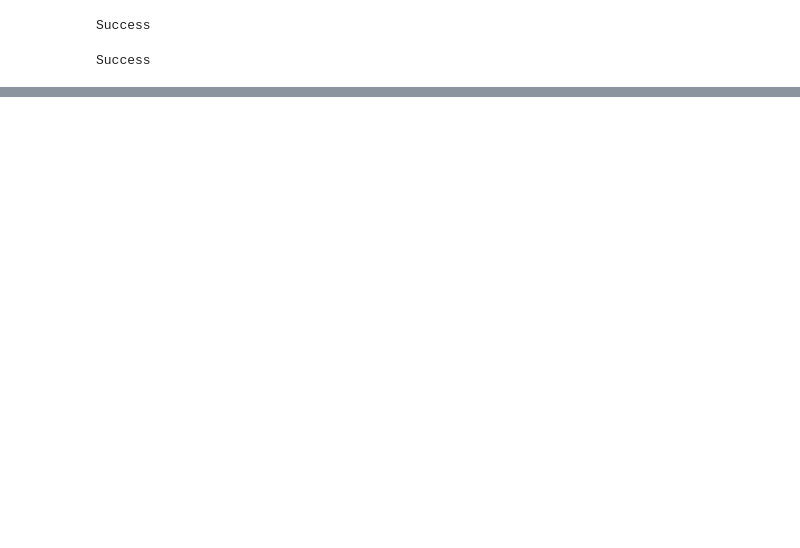
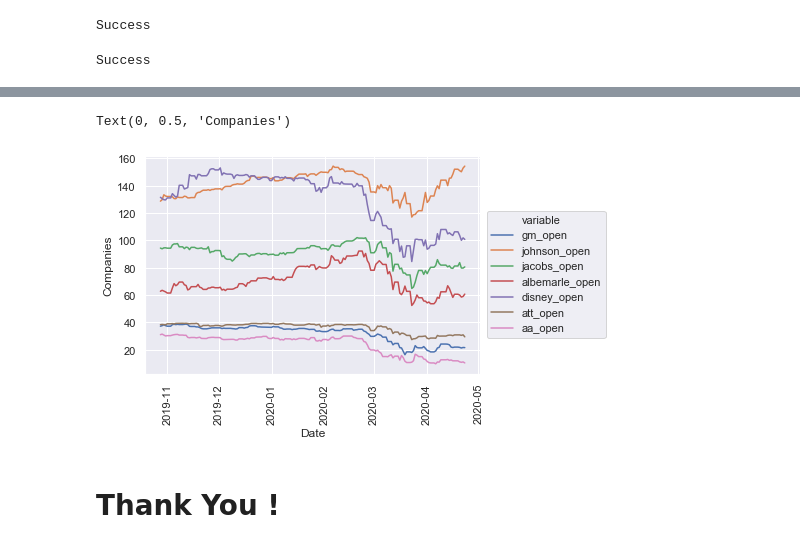
Before and after one commit to singhad/Database_and_Analytics_Programming_Project, a Jupyter notebook: StockMarket_Vikas/YahooFinance.ipynb, the cells around one changed output, grey strips where cells are left out. Drawn from its saved outputs; the diff is of its cells as text; code cells hidden in the pictures; blank space fills up the shorter version.

Commit message:
Ready
Updated File with Comments and Visualizations.

```diff
--- a/StockMarket_Vikas/YahooFinance.ipynb
+++ b/StockMarket_Vikas/YahooFinance.ipynb
@@ -166,38 +198,33 @@ finally:
 # %% [output]
 Success
 # %%
+# Created table finance using query.
 try:
     dbConnection = psycopg2.connect(
         user = "dap",
         password = "dap",
-        host = "54.194.138.117",
+        host = host_ip,
         port = "5432",
         database = "dapproject")
     dbConnection.set_isolation_level(0)
     dbCursor = dbConnection.cursor()
     dbCursor.execute("""
-CREATE TABLE stockmarket(
+CREATE TABLE finance(
 date_time timestamp PRIMARY KEY,
-alphabet_open numeric(7, 2),
-alphabet_close numeric(7, 2),
-BOA_open numeric(7, 2),
-BOA_close numeric(7, 2),
 GM_open numeric(7, 2),
 GM_close numeric(7, 2),
 johnson_open numeric(7, 2),
 johnson_close numeric(7, 2),
 jacobs_open numeric(7, 2),
 jacobs_close numeric(7, 2),
-tesla_open numeric(7, 2),
-tesla_close numeric(7, 2),
 albemarle_open numeric(7, 2),
 albemarle_close numeric(7, 2),
-alico_open numeric(7, 2),
-alico_close numeric(7, 2),
 disney_open numeric(7, 2),
 disney_close numeric(7, 2),
 ATT_open numeric(7, 2),
-ATT_close numeric(7, 2)
+ATT_close numeric(7, 2),
+AA_open numeric(7, 2),
+AA_close numeric(7, 2)
 );
     """)
     dbCursor.close()
@@ -316,19 +344,20 @@ INSERT INTO stockmarket VALUES ('2019-10-29 00:00:00', 1276.23, 1262.62, 31.94,
 # %%
+# Query to fetch data from PostgreSQL. Other commented queries are kept handy for CRUD operations.
 try:
-    dbConnection = psycopg2.connect( user = "dap", password = "dap", host = "54.194.138.117", port = "5432", database = "dapproject")
+    dbConnection = psycopg2.connect( user = "dap", password = "dap", host = host_ip, port = "5432", database = "dapproject")
 
-    sql = """SELECT * FROM StockMarket;"""
-    trunc = """TRUNCATE TABLE StockMarket;"""
-    drop = """DROP TABLE StockMarket;"""
+    dbCursor = dbConnection.cursor()
 
-    #dbCursor.execute(sql)
+    #dbCursor.execute("""SELECT * FROM finance;""")
+    #dbCursor.execute("""TRUNCATE TABLE finance;""")
+    #dbCursor.execute("""DROP TABLE finance;""")
     #asach = dbCursor.fetchall()
-    data = pd.read_sql(sql, dbConnection)
+    data = pd.read_sql("""SELECT * FROM finance;""", dbConnection)
     data = pd.DataFrame(data)
-    data.to_csv("StockMarket.csv", index=False)
 
 except (Exception , psycopg2.Error) as dbError :
     print(dbError)
 finally:
+    dbCursor.close()
     if(dbConnection):
         dbConnection.close()
@@ -350,0 +364,15 @@ data
+# %%
+# Columns from dataframe are separated in order to plot.
+tempdf = data[['date_time', 'gm_open', 'johnson_open', 'jacobs_open', 'albemarle_open', 'disney_open', 'att_open', 'aa_open']]
+
+# Using Seaborn library, lineplot is plotted. Given appropriate x label, y label and moved legend to the right of plot.
+sns.lineplot(x='date_time', y='value', hue='variable', data=pd.melt(tempdf, ['date_time']))
+plt.legend(bbox_to_anchor=(1.02, 0.75), loc=2, borderaxespad=0.)
+plt.xticks(rotation=90)
+plt.xlabel("Date")
+plt.ylabel("Companies")
+# %% [output]
+Text(0, 0.5, 'Companies')
+[figure, added]
+# %% [markdown]
+#                                             Thank You !
```
Also changed, not shown: parts of 13 cells of this notebook.
